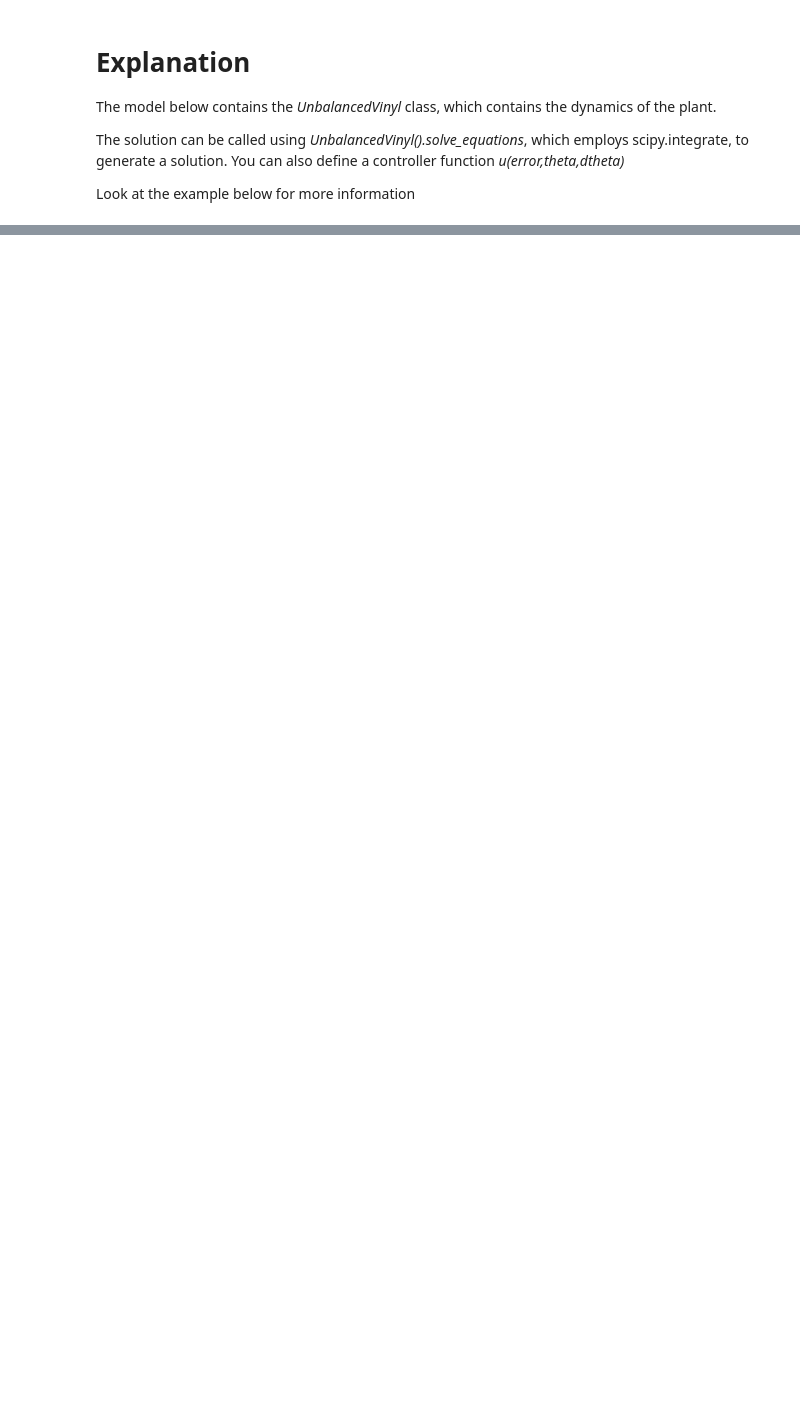
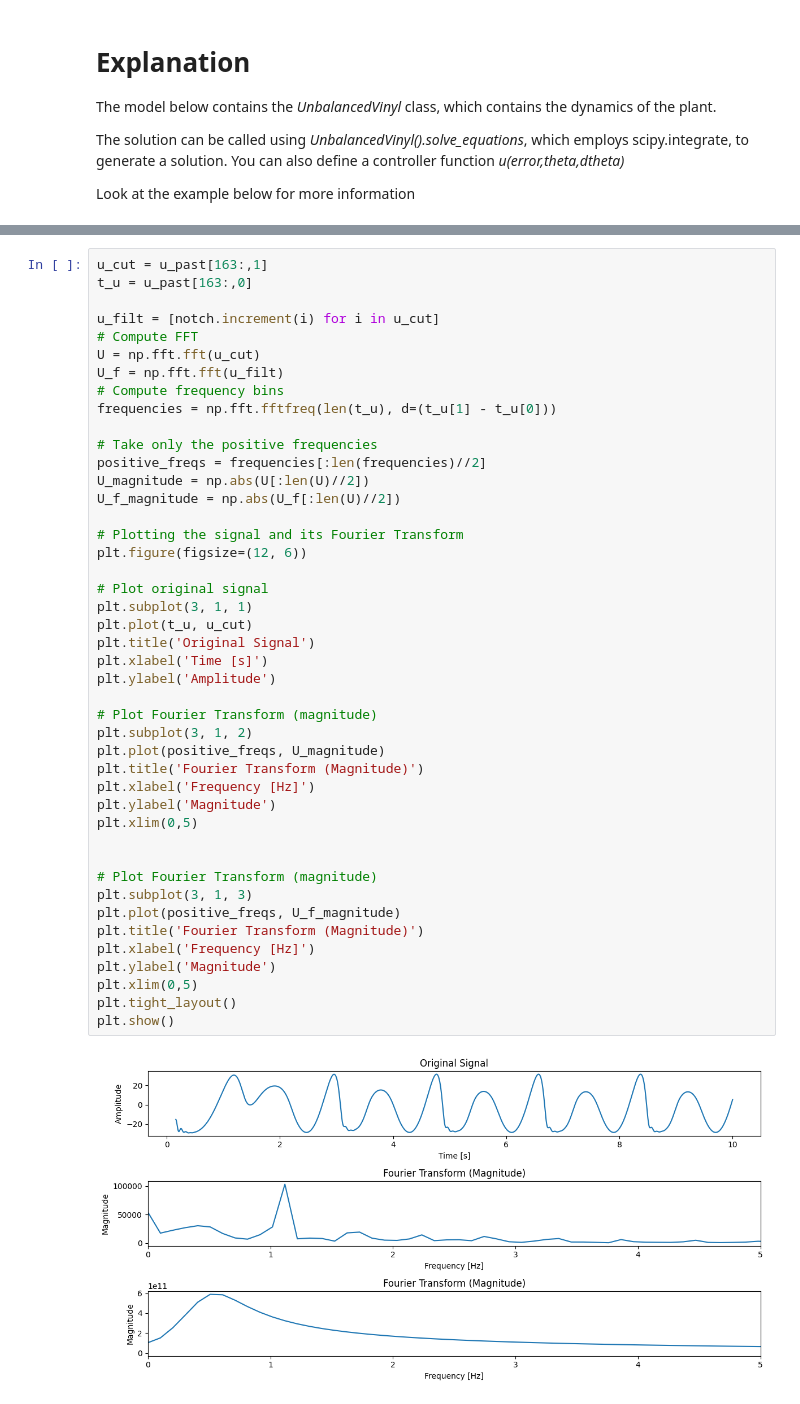
Before and after one commit to PichiControlEngineering/UnbalancedVynilProject, a Jupyter notebook: Example.ipynb, the cells around one changed output, grey strips where cells are left out. Drawn from its saved outputs; the diff is of its cells as text; blank space fills up the shorter version.

```diff
--- a/Example.ipynb
+++ b/Example.ipynb
@@ -84,0 +110,46 @@ ax2.legend();
+# %%
+u_cut = u_past[163:,1]
+t_u = u_past[163:,0]
+
+u_filt = [notch.increment(i) for i in u_cut]
+# Compute FFT
+U = np.fft.fft(u_cut)
+U_f = np.fft.fft(u_filt)
+# Compute frequency bins
+frequencies = np.fft.fftfreq(len(t_u), d=(t_u[1] - t_u[0]))
+
+# Take only the positive frequencies
+positive_freqs = frequencies[:len(frequencies)//2]
+U_magnitude = np.abs(U[:len(U)//2])
+U_f_magnitude = np.abs(U_f[:len(U)//2])
+
+# Plotting the signal and its Fourier Transform
+plt.figure(figsize=(12, 6))
+
+# Plot original signal
+plt.subplot(3, 1, 1)
+plt.plot(t_u, u_cut)
+plt.title('Original Signal')
+plt.xlabel('Time [s]')
+plt.ylabel('Amplitude')
+
+# Plot Fourier Transform (magnitude)
+plt.subplot(3, 1, 2)
+plt.plot(positive_freqs, U_magnitude)
+plt.title('Fourier Transform (Magnitude)')
+plt.xlabel('Frequency [Hz]')
+plt.ylabel('Magnitude')
+plt.xlim(0,5)
+
+
+# Plot Fourier Transform (magnitude)
+plt.subplot(3, 1, 3)
+plt.plot(positive_freqs, U_f_magnitude)
+plt.title('Fourier Transform (Magnitude)')
+plt.xlabel('Frequency [Hz]')
+plt.ylabel('Magnitude')
+plt.xlim(0,5)
+plt.tight_layout()
+plt.show()
+# %% [output]
+[figure, added]
```
Also changed, not shown: parts of 5 cells of this notebook, 3 other files.
